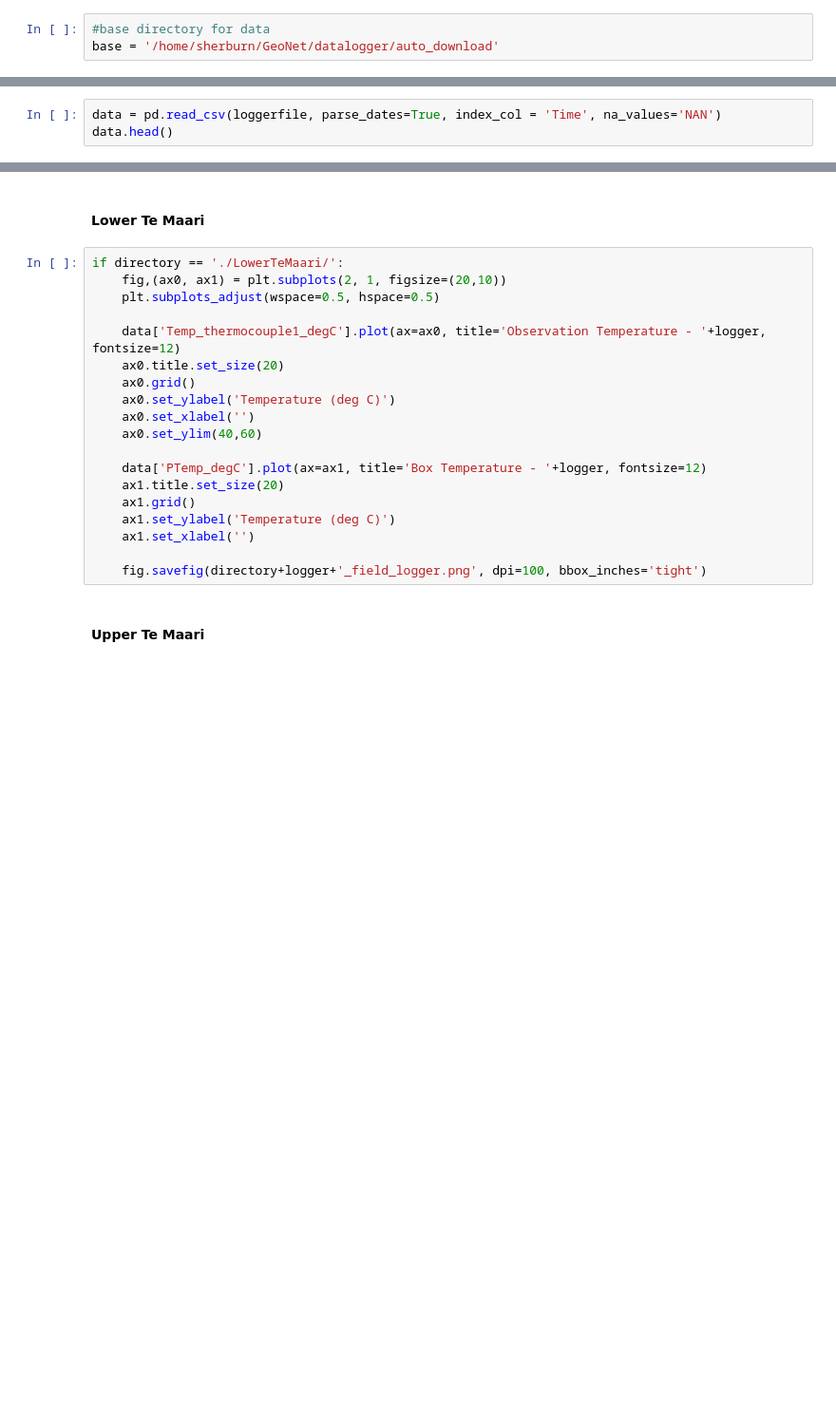
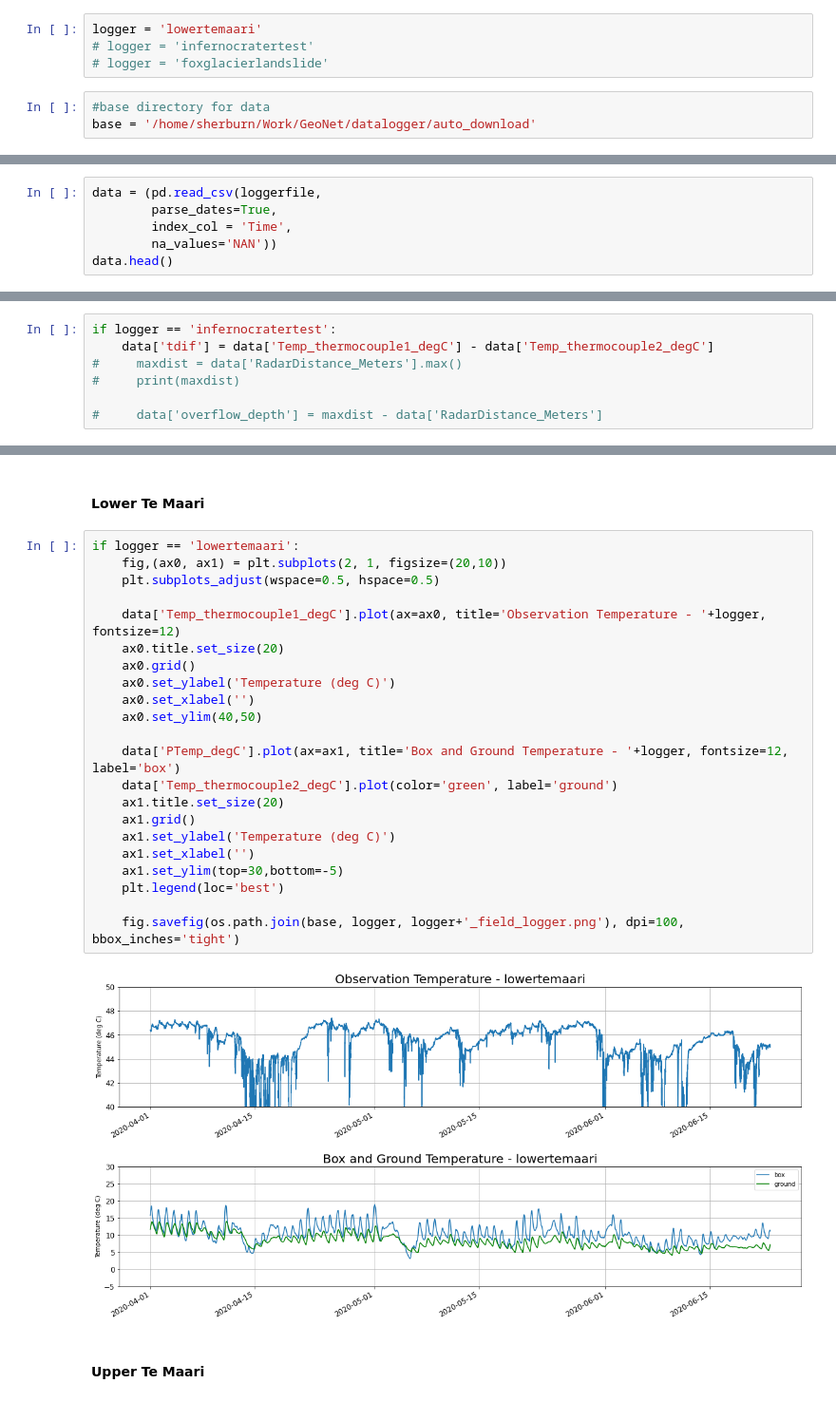
Before and after one commit to rumachan/datalogger_project, a Jupyter notebook: aws_data_check.ipynb, the cells around one changed output, grey strips where cells are left out. Shown: that part at 95% size. Drawn from its saved outputs; the diff is of its cells as text; blank space fills up the shorter version.

Commit message:
add ground temperature to Lower Te Maari

```diff
--- a/aws_data_check.ipynb
+++ b/aws_data_check.ipynb
@@ -56,6 +11,10 @@ logger = 'infernocratertest'
+# %%
+logger = 'lowertemaari'
+# logger = 'infernocratertest'
+# logger = 'foxglacierlandslide'
 # %%
 #base directory for data
-base = '/home/sherburn/GeoNet/datalogger/auto_download'
+base = '/home/sherburn/Work/GeoNet/datalogger/auto_download'
 # %% [markdown]
 ## Reading and preparing data
 # %% [markdown]
@@ -86,5 +47,8 @@ print (logger+' datafile contains '+str(len(files))+' components, displaying the
 # %% [markdown]
 ### Read data
 # %%
-data = pd.read_csv(loggerfile, parse_dates=True, index_col = 'Time', na_values='NAN')
+data = (pd.read_csv(loggerfile,
+        parse_dates=True,
+        index_col = 'Time',
+        na_values='NAN'))
 data.head()
@@ -104,3 +91,10 @@ fig.savefig(os.path.join(base, logger, logger+'_field_logger_voltage.png'), dpi=
 ### Do different things for each logger data set
 # %% [markdown]
 #### Inferno Crater
+# %%
+if logger == 'infernocratertest':
+    data['tdif'] = data['Temp_thermocouple1_degC'] - data['Temp_thermocouple2_degC']
+#     maxdist = data['RadarDistance_Meters'].max()
+#     print(maxdist)
+
+#     data['overflow_depth'] = maxdist - data['RadarDistance_Meters']
@@ -131,24 +157,29 @@ if logger == 'infernocratertest':
 # %% [markdown]
 #### Lower Te Maari
 # %%
-if directory == './LowerTeMaari/':
+if logger == 'lowertemaari':
     fig,(ax0, ax1) = plt.subplots(2, 1, figsize=(20,10))
     plt.subplots_adjust(wspace=0.5, hspace=0.5)
 
     data['Temp_thermocouple1_degC'].plot(ax=ax0, title='Observation Temperature - '+logger, fontsize=12)
     ax0.title.set_size(20)
     ax0.grid()
     ax0.set_ylabel('Temperature (deg C)')
     ax0.set_xlabel('')
-    ax0.set_ylim(40,60)
+    ax0.set_ylim(40,50)
 
-    data['PTemp_degC'].plot(ax=ax1, title='Box Temperature - '+logger, fontsize=12)
+    data['PTemp_degC'].plot(ax=ax1, title='Box and Ground Temperature - '+logger, fontsize=12, label='box')
+    data['Temp_thermocouple2_degC'].plot(color='green', label='ground')
     ax1.title.set_size(20)
     ax1.grid()
     ax1.set_ylabel('Temperature (deg C)')
     ax1.set_xlabel('')
+    ax1.set_ylim(top=30,bottom=-5)
+    plt.legend(loc='best')
 
-    fig.savefig(directory+logger+'_field_logger.png', dpi=100, bbox_inches='tight')
+    fig.savefig(os.path.join(base, logger, logger+'_field_logger.png'), dpi=100, bbox_inches='tight')
+# %% [output]
+[figure, added]
 # %% [markdown]
 #### Upper Te Maari
 # %%
```
Also changed, not shown: parts of 16 cells of this notebook.
